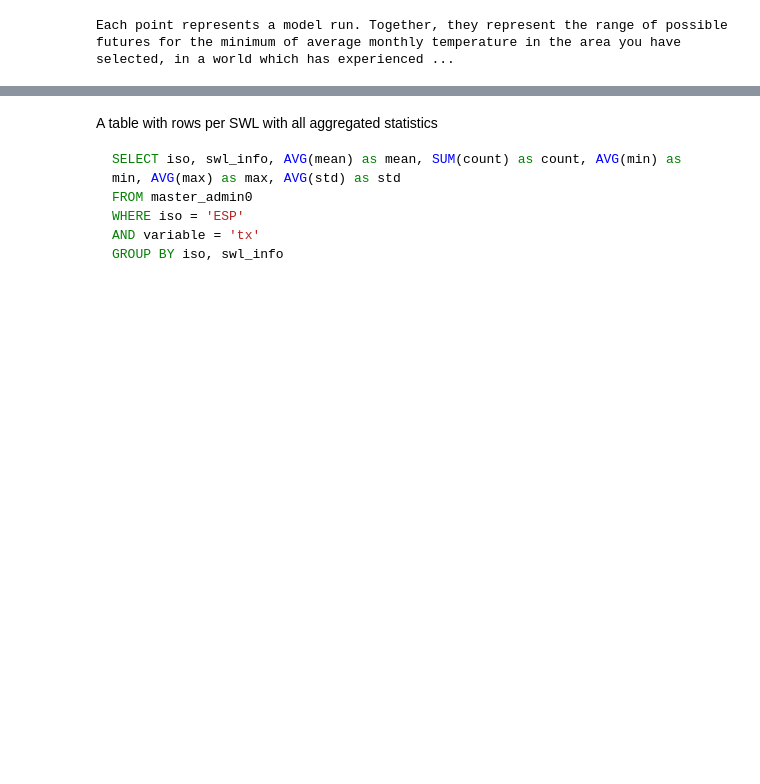
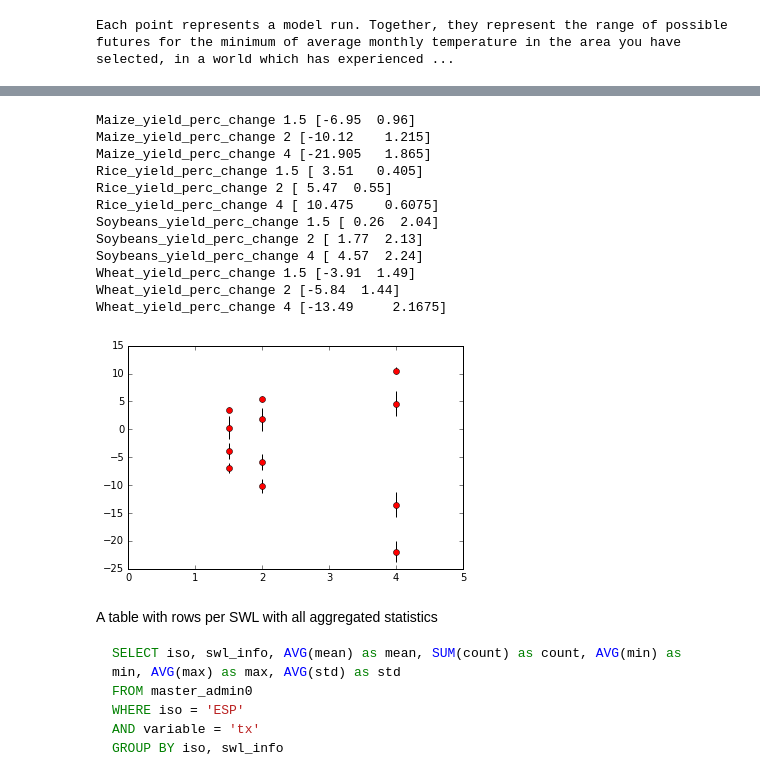
Before and after one commit to Vizzuality/helix-scope-data, a Jupyter notebook: work/backend_examples.ipynb, the cells around one changed output, grey strips where cells are left out. Drawn from its saved outputs; the diff is of its cells as text; code cells hidden in the pictures; blank space fills up the shorter version.

Commit message:
added start of crop plot for country pages

```diff
--- a/work/backend_examples.ipynb
+++ b/work/backend_examples.ipynb
@@ -660,0 +680,30 @@ pprint.pprint(r.json())
+# %%
+crop_data = r.json()
+# %%
+tmp_variable = []
+tmp_swl = []
+for row in crop_data.get('rows'):
+    tmp_variable.append(row.get('variable'))
+    tmp_swl.append(row.get('swl'))
+
+unique_variables = set(tmp_variable)
+unique_swl = set(tmp_swl)
+# %%
+def give_median_and_IQR(a):
+    """from an array a, calculate the median and IQR of the values and return them as a tuple"""
+    return(np.median(a), np.percentile(tmp_array, 75) - np.percentile(tmp_array, 25))
+
+crop_d ={}
+tmp_variable = np.array(tmp_variable)
+
+for var in set(tmp_variable):
+    tmp_d = {}
+    for swl in set(tmp_swl):
+        tmp_array = []
+        for row in crop_data.get('rows'):
+            if row.get('swl') == swl and row.get('variable') == var:
+                tmp_array.append(row.get('value'))
+        tmp_d[swl] = np.array(give_median_and_IQR(tmp_array))
+    crop_d[var] = tmp_d
+
+pprint.pprint(crop_d)
@@ -661,3 +727,30 @@ pprint.pprint(r.json())
+# %%
+for key in crop_d:
+    for swl_key in [1.5,2,4]:
+        print(key, swl_key, crop_d[key][swl_key])
+        plt.plot(swl_key, crop_d[key][swl_key][0],'or')
+        plt.vlines(swl_key,
+                   crop_d[key][swl_key][0] - crop_d[key][swl_key][1],
+                   crop_d[key][swl_key][0] + crop_d[key][swl_key][1],
+                  )
+
+
+plt.xlim([0,5])
+plt.show()
+# %% [output]
+Maize_yield_perc_change 1.5 [-6.95  0.96]
+Maize_yield_perc_change 2 [-10.12    1.215]
+Maize_yield_perc_change 4 [-21.905   1.865]
+Rice_yield_perc_change 1.5 [ 3.51   0.405]
+Rice_yield_perc_change 2 [ 5.47  0.55]
+Rice_yield_perc_change 4 [ 10.475    0.6075]
+Soybeans_yield_perc_change 1.5 [ 0.26  2.04]
+Soybeans_yield_perc_change 2 [ 1.77  2.13]
+Soybeans_yield_perc_change 4 [ 4.57  2.24]
+Wheat_yield_perc_change 1.5 [-3.91  1.49]
+Wheat_yield_perc_change 2 [-5.84  1.44]
+Wheat_yield_perc_change 4 [-13.49     2.1675]
+[figure, added]
 # %% [markdown]
 A table with rows per SWL with all aggregated statistics
 
```
Also changed, not shown: parts of 3 cells of this notebook.
